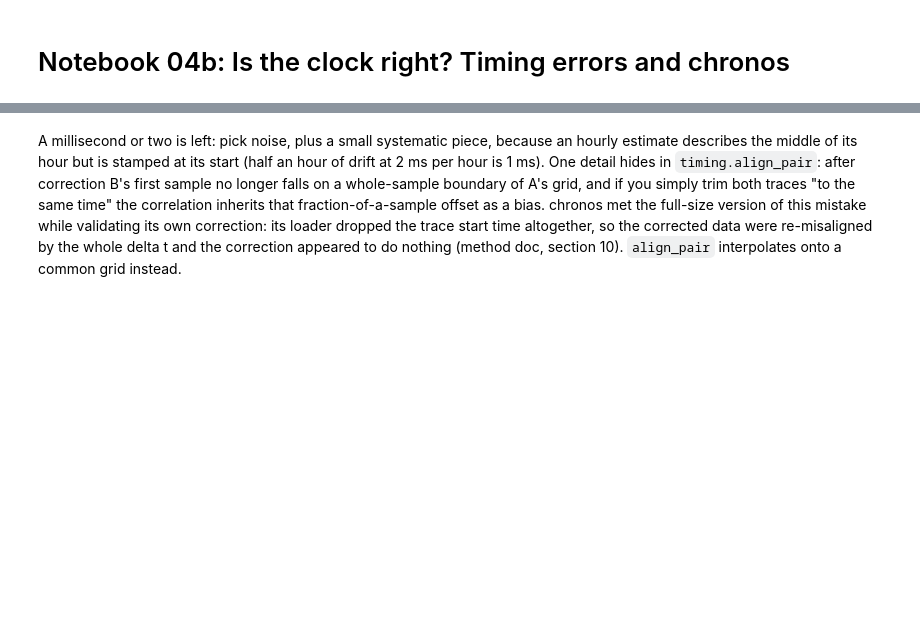
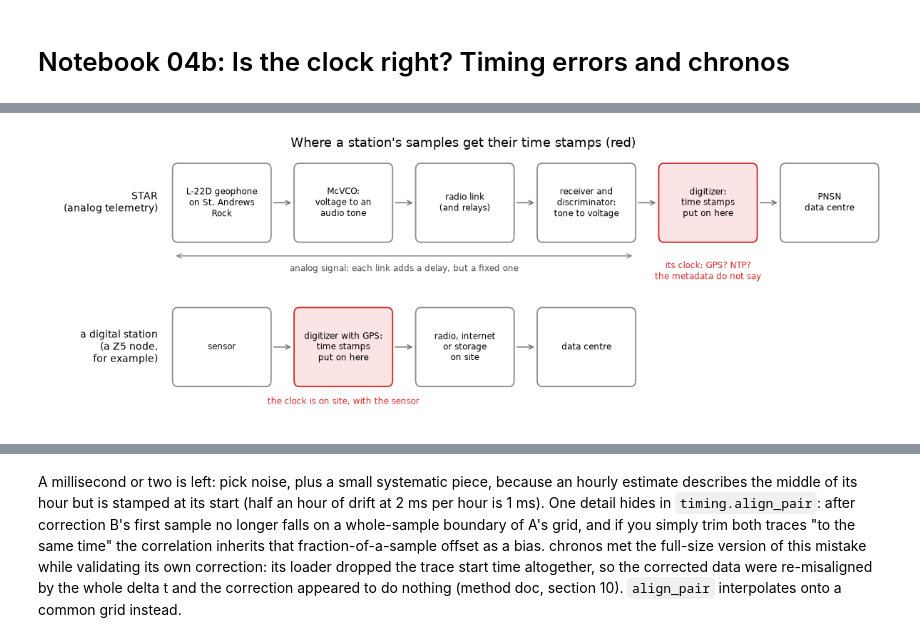
Before and after one commit to mhemmett/rainier-sws-tutorials, a Jupyter notebook: notebooks/04b_timing_and_clock_errors.ipynb, the cells around one changed output, grey strips where cells are left out. Cells and saved outputs as stored; diff of their text form; code cells hidden in the pictures; blank space fills up the shorter version.

```diff
--- a/notebooks/04b_timing_and_clock_errors.ipynb
+++ b/notebooks/04b_timing_and_clock_errors.ipynb
@@ -253,0 +43,35 @@ segment 1: residual clock error after correction, median -2.3 ms, MAD 0.6 ms, n
+# %%
+from matplotlib.patches import FancyBboxPatch
+chains = [  # (label, boxes, index of the box where the time stamps are put on)
+    ("STAR\n(analog telemetry)",
+     ["L-22D geophone\non St. Andrews\nRock", "McVCO:\nvoltage to an\naudio tone", "radio link\n(and relays)",
+      "receiver and\ndiscriminator:\ntone to voltage", "digitizer:\ntime stamps\nput on here", "PNSN\ndata centre"], 4),
+    ("a digital station\n(a Z5 node,\nfor example)",
+     ["sensor", "digitizer with GPS:\ntime stamps\nput on here", "radio, internet\nor storage\non site", "data centre"], 1),
+]
+W, H, GAP = 1.5, 1.0, 0.4
+fig, ax = plt.subplots(figsize=(11, 3.9))
+for row, (label, boxes, stamp) in enumerate(chains):
+    y = 1.9 * (1 - row)
+    ax.text(-0.25, y + H / 2, label, ha="right", va="center", fontsize=9)
+    for i, text in enumerate(boxes):
+        x = i * (W + GAP)
+        red = i == stamp
+        ax.add_patch(FancyBboxPatch((x, y), W, H, boxstyle="round,pad=0.02,rounding_size=0.08",
+                                    fc="#fbe4e4" if red else "white", ec="tab:red" if red else "0.55", lw=1.2))
+        ax.text(x + W / 2, y + H / 2, text, ha="center", va="center", fontsize=8)
+        if i:
+            ax.annotate("", xy=(x - 0.03, y + H / 2), xytext=(x - GAP + 0.03, y + H / 2),
+                        arrowprops=dict(arrowstyle="->", color="0.45", lw=1))
+x_end = 3 * (W + GAP) + W
+ax.annotate("", xy=(0, 1.7), xytext=(x_end, 1.7), arrowprops=dict(arrowstyle="<->", color="0.45", lw=0.8))
+ax.text(x_end / 2, 1.5, "analog signal: each link adds a delay, but a fixed one", ha="center", fontsize=8, color="0.3")
+ax.text(4 * (W + GAP) + W / 2, 1.5, "its clock: GPS? NTP?\nthe metadata do not say", ha="center", va="center",
+        fontsize=8, color="tab:red")
+ax.text(1 * (W + GAP) + W / 2, -0.25, "the clock is on site, with the sensor", ha="center", fontsize=8, color="tab:red")
+ax.set(xlim=(-2.0, 6 * (W + GAP) - GAP + 0.05), ylim=(-0.45, 3.05))
+ax.axis("off")
+ax.set_title("Where a station's samples get their time stamps (red)")
+plt.tight_layout()
+# %% [output]
+[figure, added]
```
Also changed, not shown: parts of 110 cells of this notebook, 3 other files.
